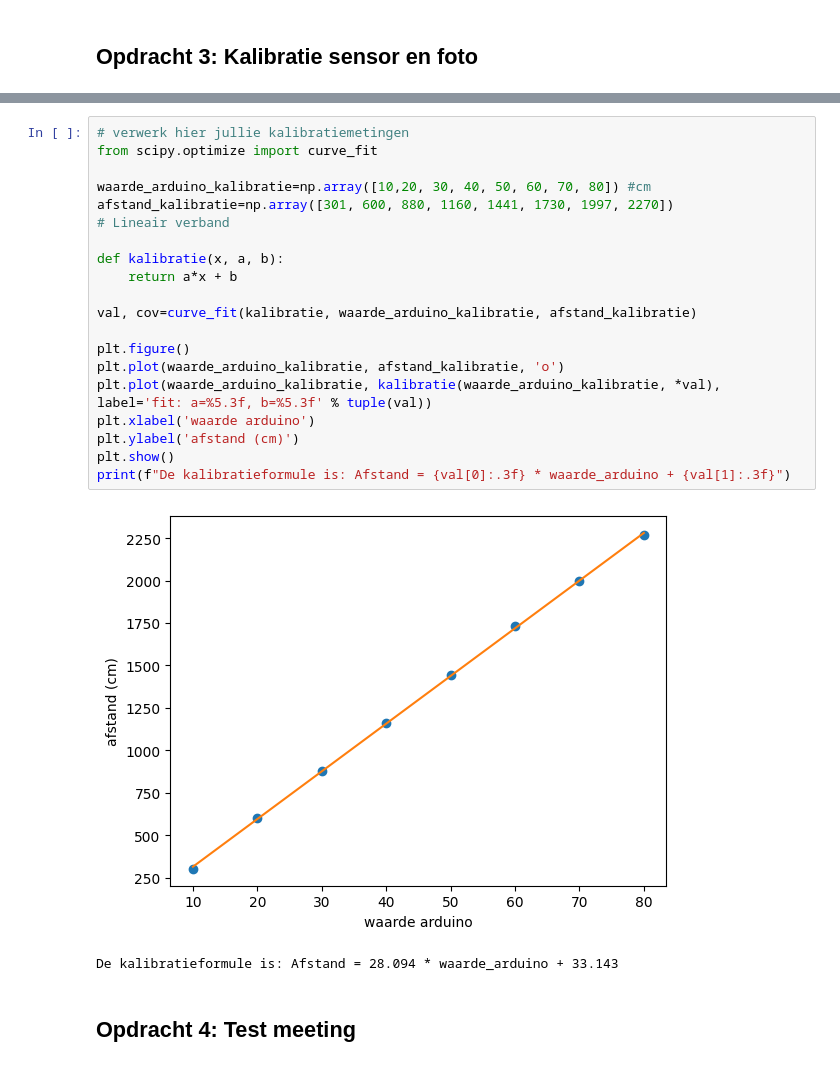
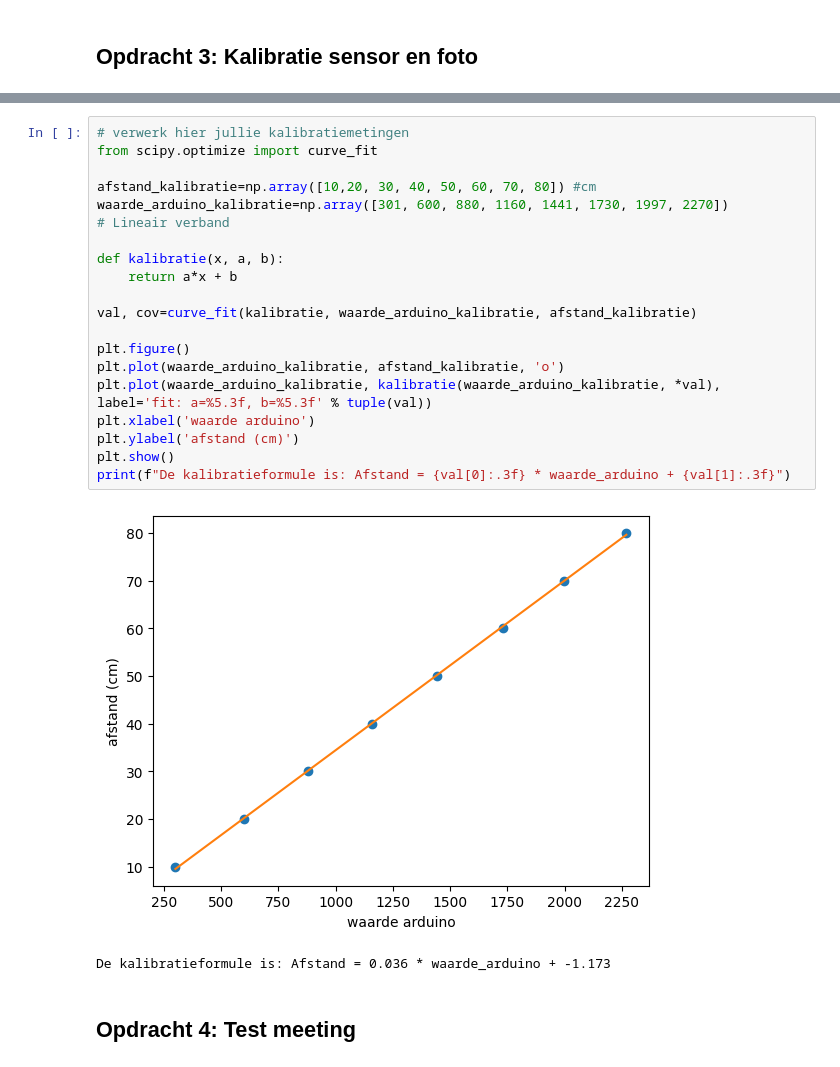
Before and after one commit to BobVill/opdrachten-DEF-D, a Jupyter notebook: FysiekeOntwerpopdrachten/4OntwerpEenAlgoritmeEchoAkoestisch/DEFOntwerpopdracht4AlgoritmeInvulTemplate.ipynb, the cells around one changed output, grey strips where cells are left out. Drawn from its saved outputs; the diff is of its cells as text.

```diff
--- a/FysiekeOntwerpopdrachten/4OntwerpEenAlgoritmeEchoAkoestisch/DEFOntwerpopdracht4AlgoritmeInvulTemplate.ipynb
+++ b/FysiekeOntwerpopdrachten/4OntwerpEenAlgoritmeEchoAkoestisch/DEFOntwerpopdracht4AlgoritmeInvulTemplate.ipynb
@@ -44,26 +44,26 @@ kalibratie-opstelling groep [26]
 # %%
 # verwerk hier jullie kalibratiemetingen
 from scipy.optimize import curve_fit
 
-waarde_arduino_kalibratie=np.array([10,20, 30, 40, 50, 60, 70, 80]) #cm
-afstand_kalibratie=np.array([301, 600, 880, 1160, 1441, 1730, 1997, 2270])
+afstand_kalibratie=np.array([10,20, 30, 40, 50, 60, 70, 80]) #cm
+waarde_arduino_kalibratie=np.array([301, 600, 880, 1160, 1441, 1730, 1997, 2270])
 # Lineair verband
 
 def kalibratie(x, a, b):
     return a*x + b
 
 val, cov=curve_fit(kalibratie, waarde_arduino_kalibratie, afstand_kalibratie)
 
 plt.figure()
 plt.plot(waarde_arduino_kalibratie, afstand_kalibratie, 'o')
 plt.plot(waarde_arduino_kalibratie, kalibratie(waarde_arduino_kalibratie, *val), label='fit: a=%5.3f, b=%5.3f' % tuple(val))
 plt.xlabel('waarde arduino')
 plt.ylabel('afstand (cm)')
 plt.show()
 print(f"De kalibratieformule is: Afstand = {val[0]:.3f} * waarde_arduino + {val[1]:.3f}")
 # %% [output]
-[figure, old version]
+[figure, new version]
-De kalibratieformule is: Afstand = 28.094 * waarde_arduino + 33.143
+De kalibratieformule is: Afstand = 0.036 * waarde_arduino + -1.173
 # %% [markdown]
 ## Opdracht 4: Test meeting
 # %%
```
Also changed, not shown: parts of 10 cells of this notebook, 6 other files.
